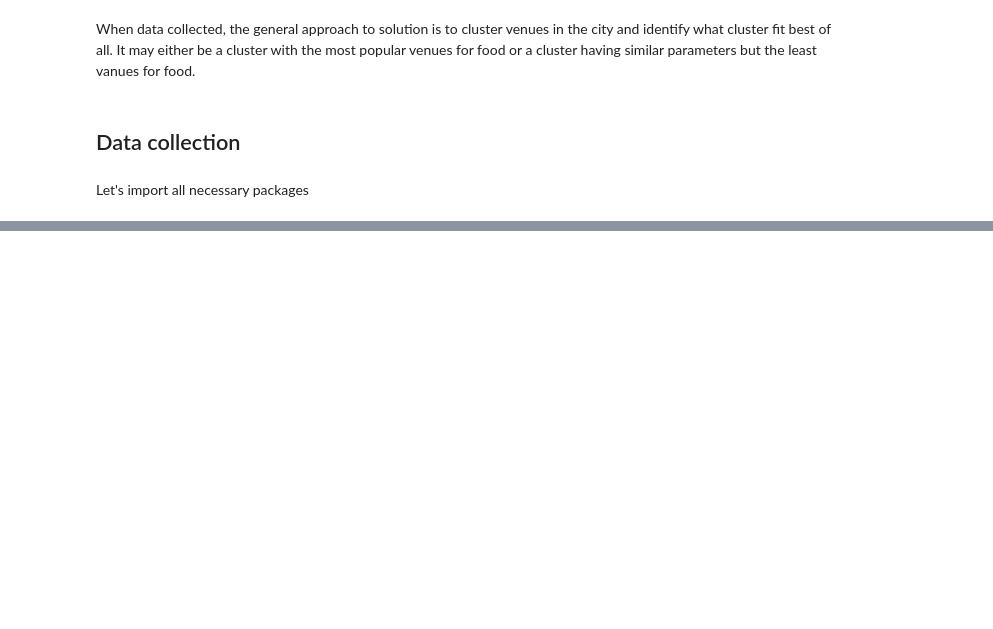
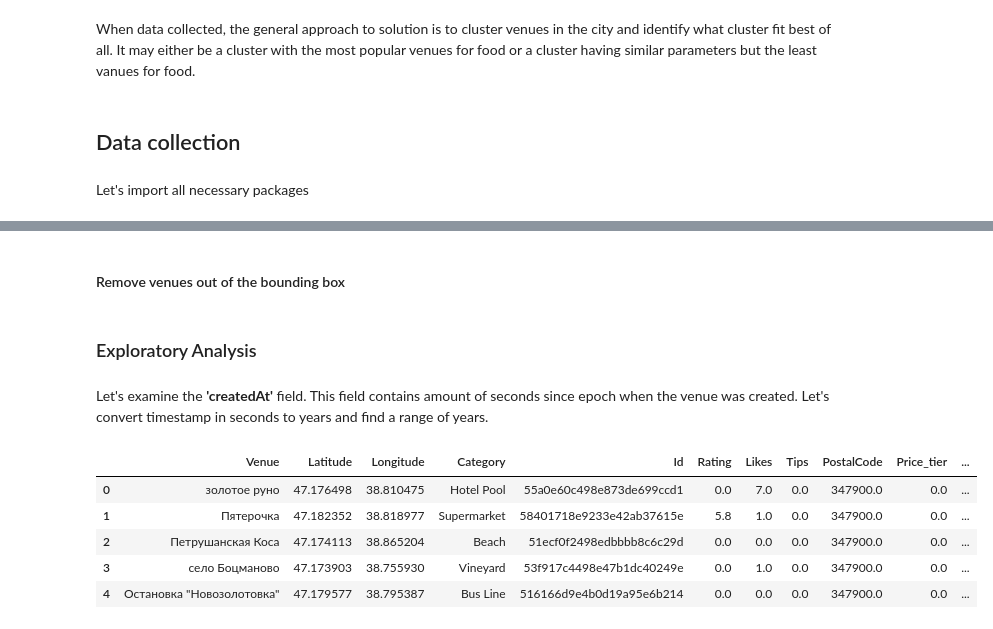
Before and after one commit to Pol75/Coursera_Capstone, a Jupyter notebook: Capstone_project.ipynb, the cells around one changed output, grey strips where cells are left out. Saved outputs shown, nothing was run; the diff lists cells and outputs as text; code cells hidden in the pictures; blank space fills up the shorter version.

```diff
--- a/Capstone_project.ipynb
+++ b/Capstone_project.ipynb
@@ -116,0 +191,17 @@ This section focuses on cleaning, preparation of previously collected data, expl
+# %% [markdown]
+#### Remove venues out of the bounding box
+# %% [markdown]
+### Exploratory Analysis
+# %% [markdown]
+Let's examine the **'createdAt'** field. This field contains amount of seconds since epoch when the venue was created.
+Let's convert timestamp in seconds to years and find a range of years.
+# %%
+city_venues['Created_year'] = city_venues['createdAt'].apply(lambda t: time.gmtime(t).tm_year)
+city_venues.head()
+# %% [output]
+|  | Venue | Latitude | Longitude | Category | Id | Rating | Likes | Tips | PostalCode | Price_tier | ... |
+| 0 | золотое руно | 47.176498 | 38.810475 | Hotel Pool | 55a0e60c498e873de699ccd1 | 0.0 | 7.0 | 0.0 | 347900.0 | 0.0 | ... |
+| 1 | Пятерочка | 47.182352 | 38.818977 | Supermarket | 58401718e9233e42ab37615e | 5.8 | 1.0 | 0.0 | 347900.0 | 0.0 | ... |
+| 2 | Петрушанская Коса | 47.174113 | 38.865204 | Beach | 51ecf0f2498edbbbb8c6c29d | 0.0 | 0.0 | 0.0 | 347900.0 | 0.0 | ... |
+| 3 | село Боцманово | 47.173903 | 38.755930 | Vineyard | 53f917c4498e47b1dc40249e | 0.0 | 1.0 | 0.0 | 347900.0 | 0.0 | ... |
+| 4 | Остановка "Новозолотовка" | 47.179577 | 38.795387 | Bus Line | 516166d9e4b0d19a95e6b214 | 0.0 | 0.0 | 0.0 | 347900.0 | 0.0 | ... |
```
Also changed, not shown: parts of 19 cells of this notebook, 4 other files.
